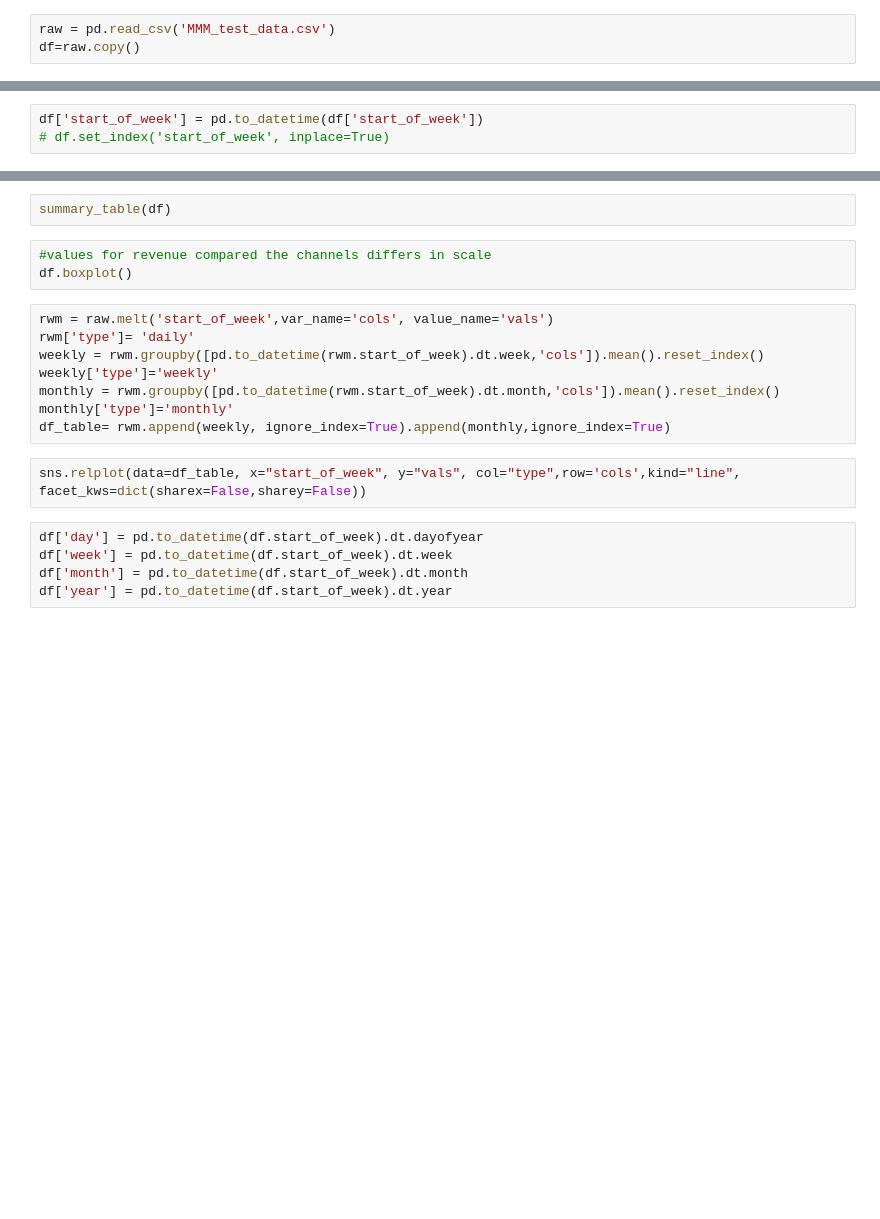
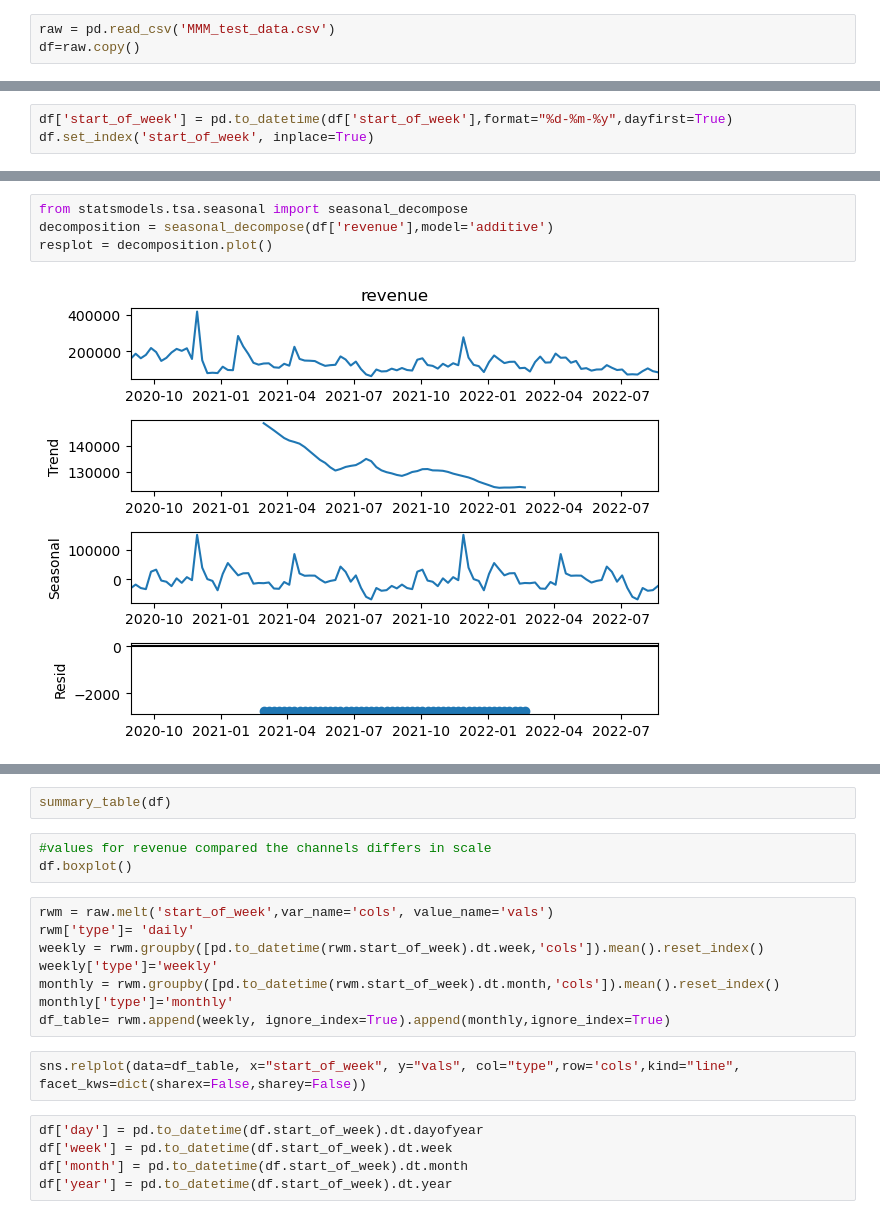
Before and after one commit to alpertaskiran/bayesian_mmm, a Jupyter notebook: eda.ipynb, the cells around one changed output, grey strips where cells are left out. Saved outputs shown, nothing was run; the diff lists cells and outputs as text; blank space fills up the shorter version.

```diff
--- a/eda.ipynb
+++ b/eda.ipynb
@@ -18,3 +41,3 @@ df=raw.copy()
 # %%
-df['start_of_week'] = pd.to_datetime(df['start_of_week'])
-# df.set_index('start_of_week', inplace=True)
+df['start_of_week'] = pd.to_datetime(df['start_of_week'],format="%d-%m-%y",dayfirst=True)
+df.set_index('start_of_week', inplace=True)
@@ -20,0 +61,6 @@ df['start_of_week'] = pd.to_datetime(df['start_of_week'])
+# %%
+from statsmodels.tsa.seasonal import seasonal_decompose
+decomposition = seasonal_decompose(df['revenue'],model='additive')
+resplot = decomposition.plot()
+# %% [output]
+[figure, added]
```
Also changed, not shown: parts of 12 cells of this notebook, 2 other files.
